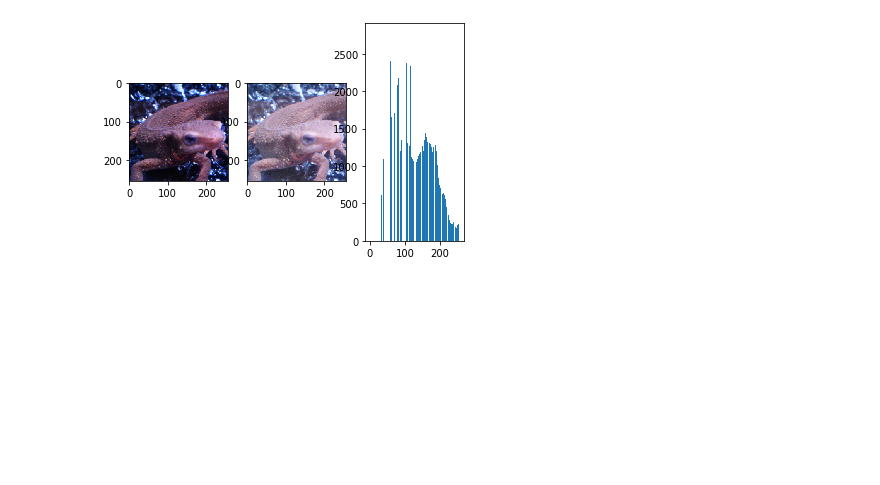
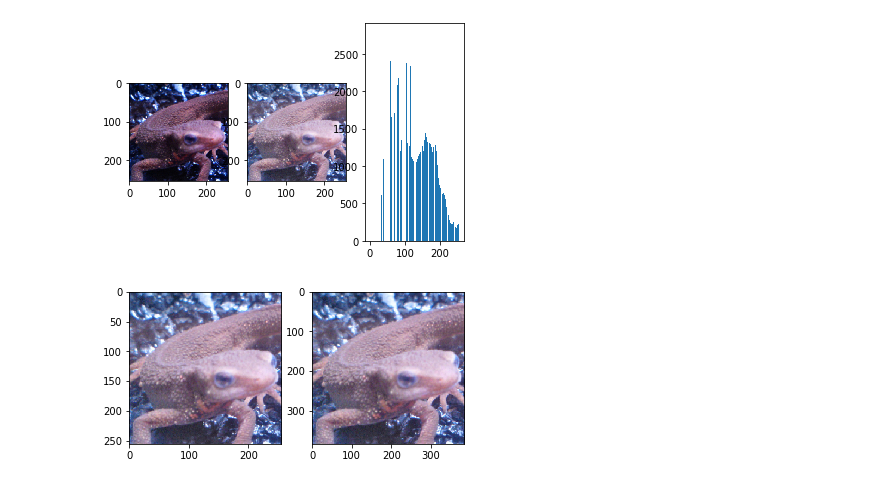
Before and after one commit to kei26/ip100, a Jupyter notebook: 21-30.ipynb, the cells around one changed output. Saved outputs shown, nothing was run; the diff lists cells and outputs as text; code cells hidden in the pictures; blank space fills up the shorter version.

```diff
--- a/21-30.ipynb
+++ b/21-30.ipynb
@@ -122,3 +122,29 @@ plt.hist(result.ravel(), bins=255, rwidth=0.8, range=(0, 255))
 plt.show()
 # %% [output]
 [figure]
+# %%
+#25
+def nearest_neighbor(img, a=1.5):
+    h, w, c = img.shape
+    x, y, z = int(h*a), int(w*a), c
+    out = np.zeros((x, y, z))
+    for i in range(1, x):
+        for j in range(1, y):
+            for k in range(c):
+                out[i, j, k] = img[int(np.round(i/a)), int(np.round(j/a)), k]
+    out = out.astype(np.uint8)
+    return out
+
+
+img = cv2.imread('imori.png')
+img = img[..., ::-1]
+
+result = nearest_neighbor(img)
+
+plt.subplot(1, 2, 1)
+plt.imshow(img)
+plt.subplot(1, 2, 2)
+plt.imshow(result)
+plt.show()
+# %% [output]
+[figure, added]
```
Also changed, not shown: parts of 5 cells of this notebook, 32 other files.
